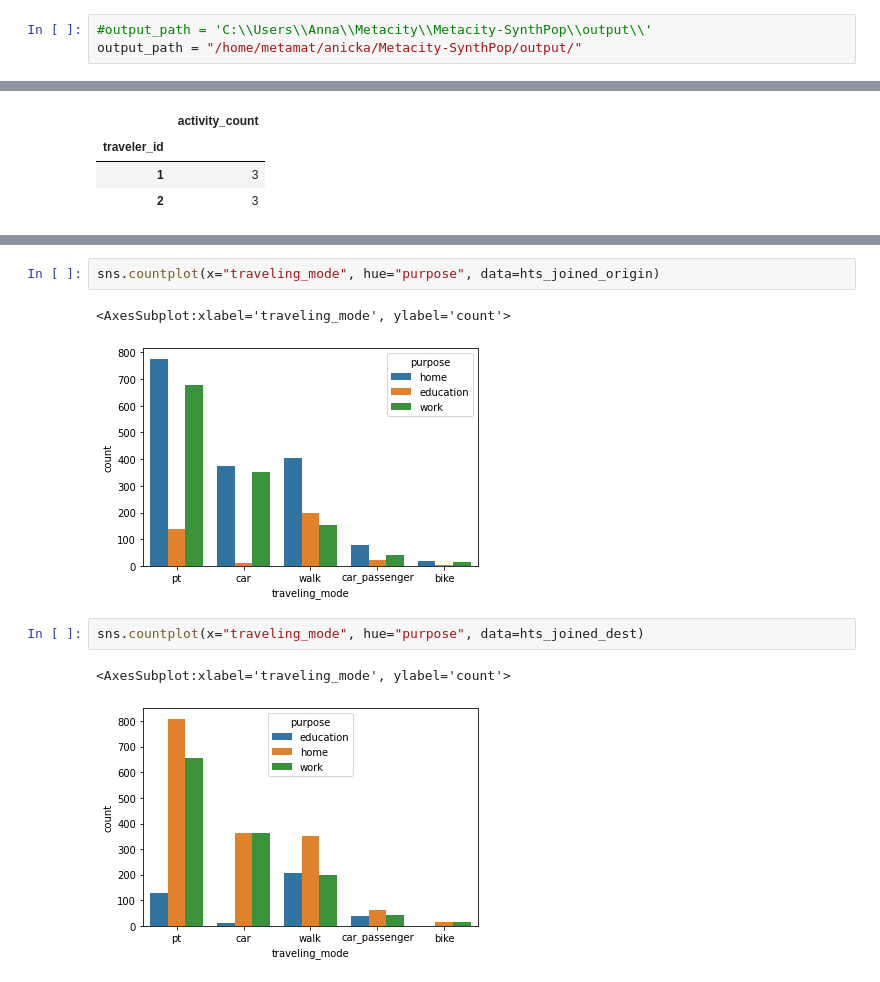
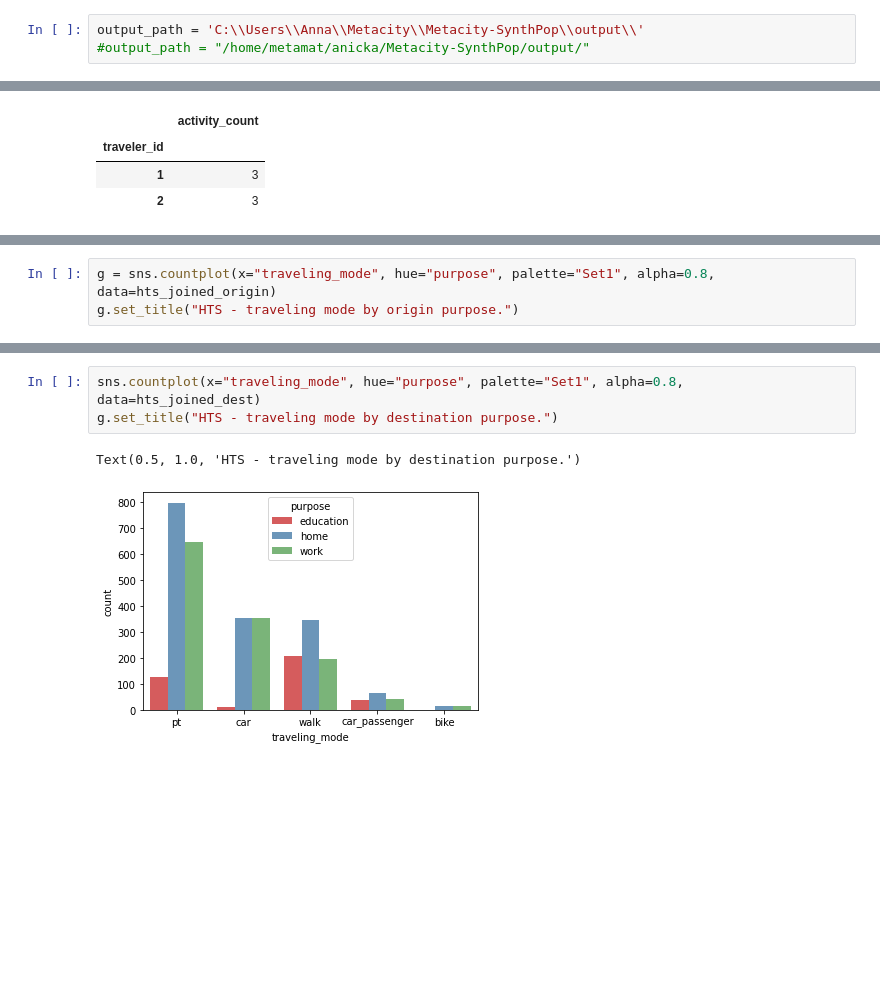
Before and after one commit to MetacitySuite/Metacity-SynthPop, a Jupyter notebook: synthesis/stats/activity_chains_hts.ipynb, the cells around one changed output, grey strips where cells are left out. Saved outputs shown, nothing was run; the diff lists cells and outputs as text; blank space fills up the shorter version.

```diff
--- a/synthesis/stats/activity_chains_hts.ipynb
+++ b/synthesis/stats/activity_chains_hts.ipynb
@@ -24,8 +24,8 @@ import pandas as pd
 import seaborn as sns
 import matplotlib.pyplot as plt
 # %%
-#output_path = 'C:\\Users\\Anna\\Metacity\\Metacity-SynthPop\\output\\'
-output_path = "/home/metamat/anicka/Metacity-SynthPop/output/"
+output_path = 'C:\\Users\\Anna\\Metacity\\Metacity-SynthPop\\output\\'
+#output_path = "/home/metamat/anicka/Metacity-SynthPop/output/"
 # %% [markdown]
 # HTS activity chains
 # %%
@@ -100,0 +123,3 @@ for p in g.patches:
+# %%
+g = sns.countplot(x="traveling_mode", hue="purpose", palette="Set1", alpha=0.8, data=hts_joined_origin)
+g.set_title("HTS - traveling mode by origin purpose.")
@@ -101,13 +129,9 @@ for p in g.patches:
 # %%
-sns.countplot(x="traveling_mode", hue="purpose", data=hts_joined_origin)
+sns.countplot(x="traveling_mode", hue="purpose", palette="Set1", alpha=0.8, data=hts_joined_dest)
+g.set_title("HTS - traveling mode by destination purpose.")
 # %% [output]
-<AxesSubplot:xlabel='traveling_mode', ylabel='count'>
+Text(0.5, 1.0, 'HTS - traveling mode by destination purpose.')
-[figure, old version]
+[figure, new version]
-# %%
-sns.countplot(x="traveling_mode", hue="purpose", data=hts_joined_dest)
-# %% [output]
-<AxesSubplot:xlabel='traveling_mode', ylabel='count'>
-[figure, removed]
 # %%
 purposes_org = hts_joined_origin.groupby("purpose")
 
```
Also changed, not shown: parts of 8 cells of this notebook, 4 other files.
